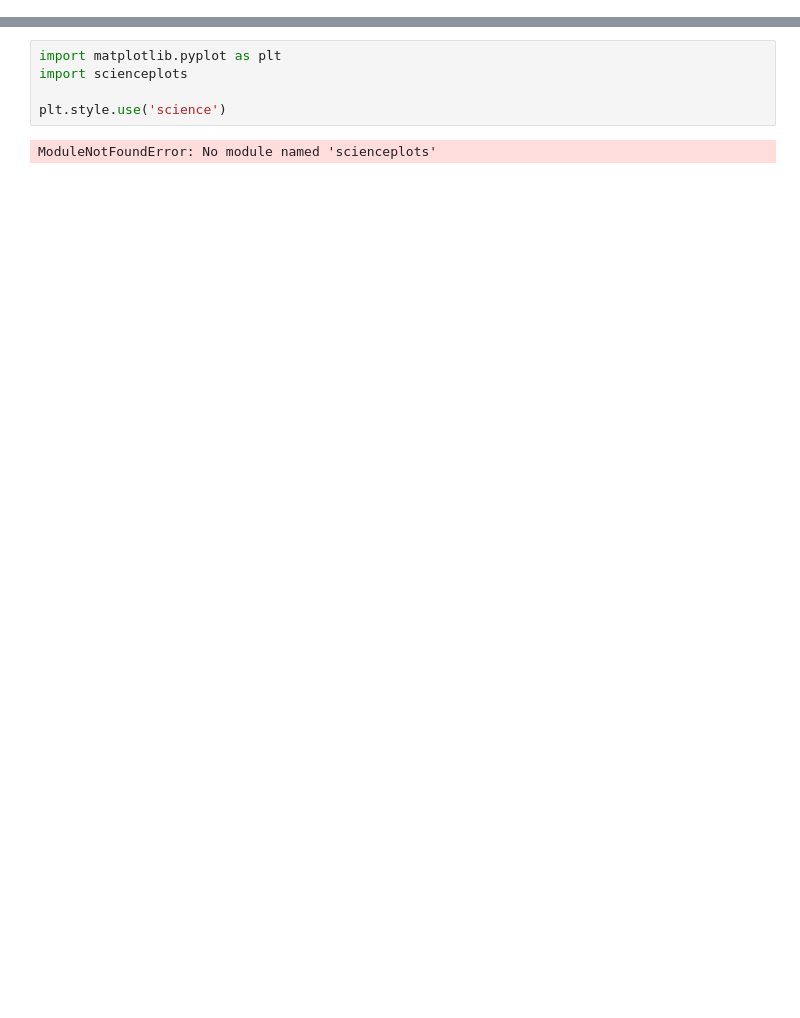
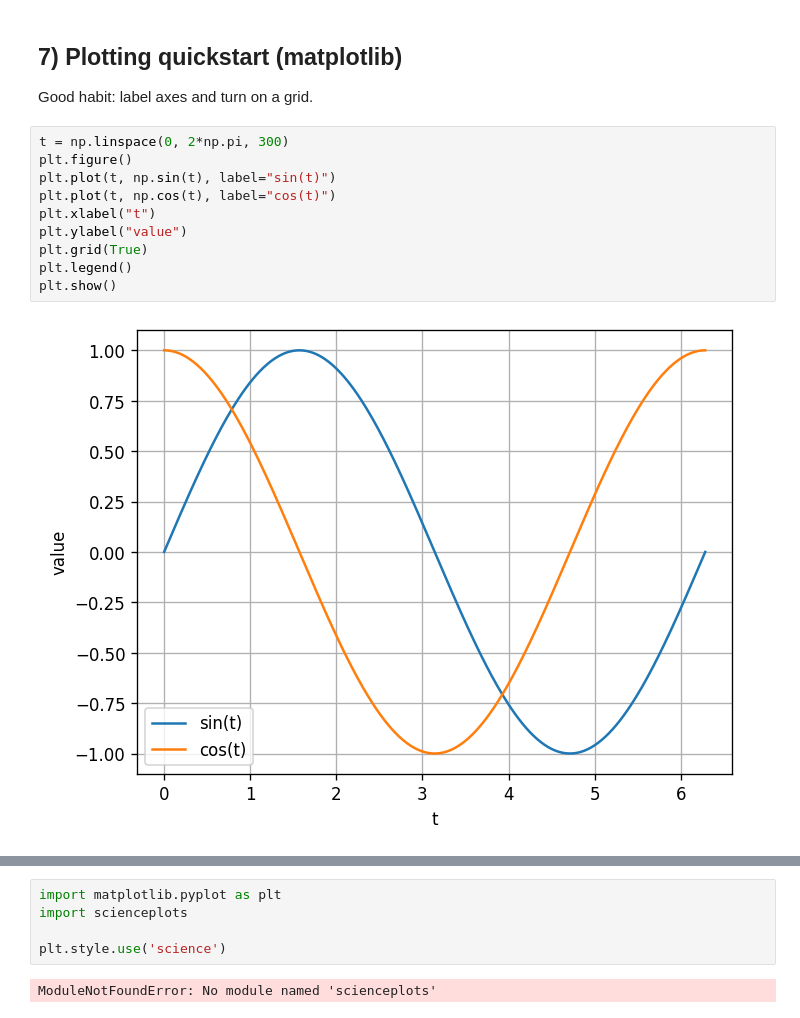
Before and after one commit to kursatkara/MAE_5020_Spring_2026, a Jupyter notebook: 01_Introduction_to_Python.ipynb, the cells around one changed output, grey strips where cells are left out. Drawn from its saved outputs; the diff is of its cells as text; blank space fills up the shorter version.

```diff
--- a/01_Introduction_to_Python.ipynb
+++ b/01_Introduction_to_Python.ipynb
@@ -345,0 +166,15 @@ https://github.com/garrettj403/SciencePlots
+# %% [markdown]
+## 7) Plotting quickstart (matplotlib)
+Good habit: label axes and turn on a grid.
+# %%
+t = np.linspace(0, 2*np.pi, 300)
+plt.figure()
+plt.plot(t, np.sin(t), label="sin(t)")
+plt.plot(t, np.cos(t), label="cos(t)")
+plt.xlabel("t")
+plt.ylabel("value")
+plt.grid(True)
+plt.legend()
+plt.show()
+# %% [output]
+[figure, added]
```
Also changed, not shown: parts of 58 cells of this notebook.
